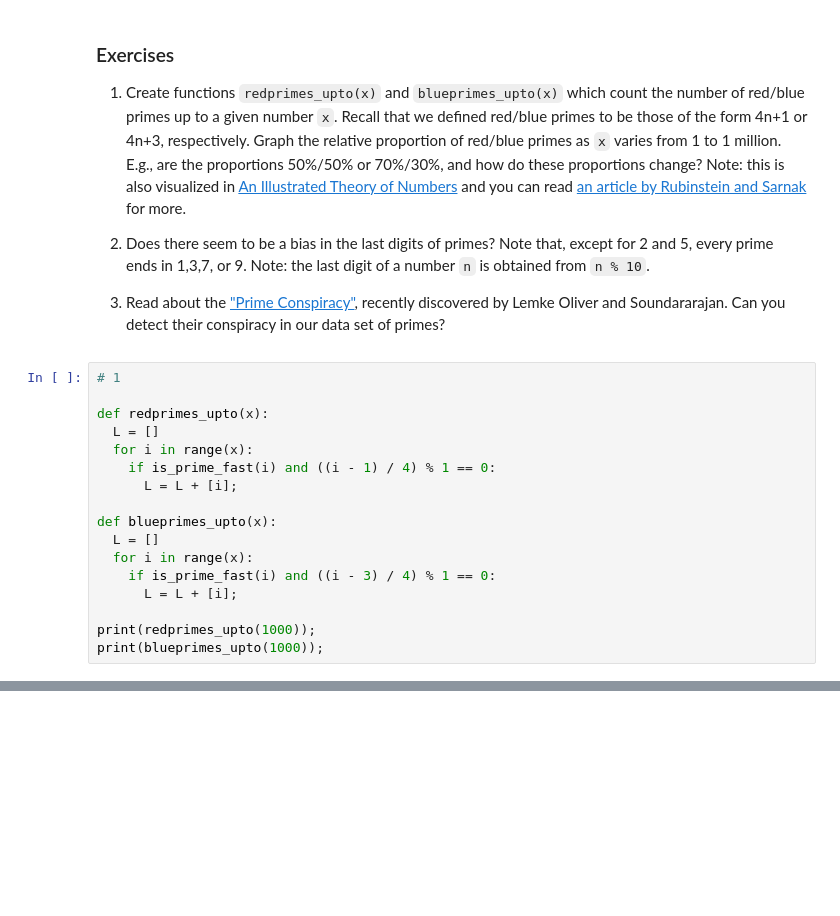
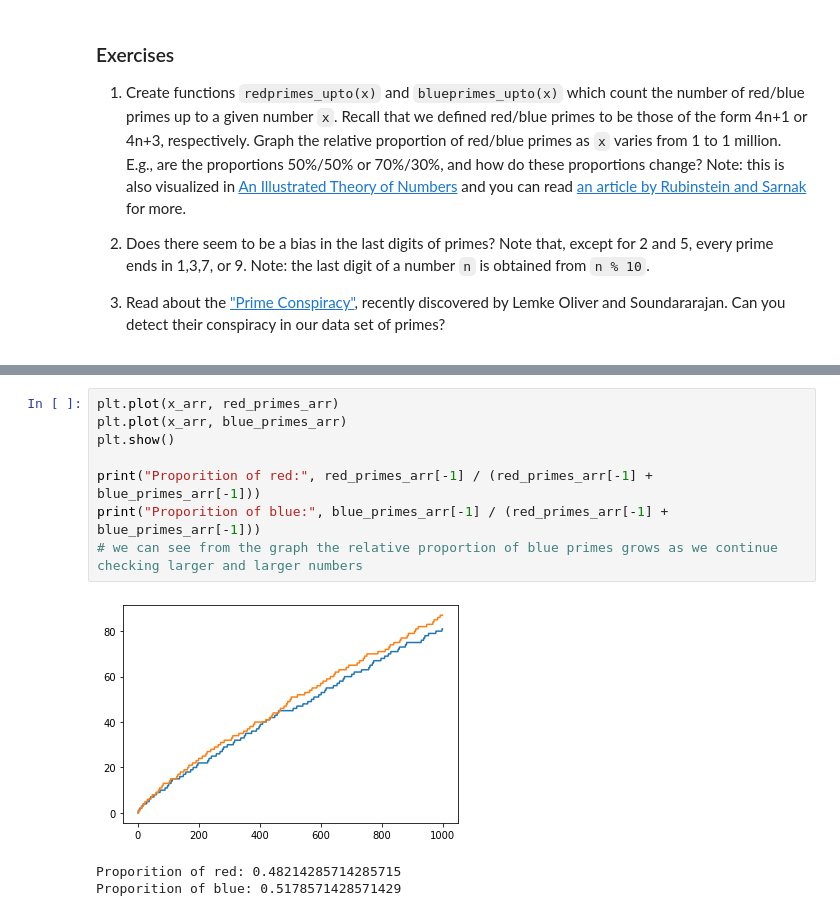
Before and after one commit to dannowilby/MATH152, a Jupyter notebook: P4M_Notebook_3.ipynb, the cells around one changed output, grey strips where cells are left out. Cells and saved outputs as stored; diff of their text form; blank space fills up the shorter version.

```diff
--- a/P4M_Notebook_3.ipynb
+++ b/P4M_Notebook_3.ipynb
@@ -1057,20 +1097,3 @@ Observe that gaps of 2 (twin primes) are pretty frequent.  There are over 8000 o
 2.  Does there seem to be a bias in the last digits of primes?  Note that, except for 2 and 5, every prime ends in 1,3,7, or 9.  Note: the last digit of a number `n` is obtained from `n % 10`.
 
 3.  Read about the ["Prime Conspiracy"](https://www.quantamagazine.org/mathematicians-discover-prime-conspiracy-20160313), recently discovered by Lemke Oliver and Soundararajan.  Can you detect their conspiracy in our data set of primes?
-# %%
-# 1
-
-def redprimes_upto(x):
-  L = []
-  for i in range(x):
-    if is_prime_fast(i) and ((i - 1) / 4) % 1 == 0:
-      L = L + [i];
-
-def blueprimes_upto(x):
-  L = []
-  for i in range(x):
-    if is_prime_fast(i) and ((i - 3) / 4) % 1 == 0:
-      L = L + [i];
-
-print(redprimes_upto(1000));
-print(blueprimes_upto(1000));
@@ -1079,0 +1141,12 @@ None
+# %%
+plt.plot(x_arr, red_primes_arr)
+plt.plot(x_arr, blue_primes_arr)
+plt.show()
+
+print("Proporition of red:", red_primes_arr[-1] / (red_primes_arr[-1] + blue_primes_arr[-1]))
+print("Proporition of blue:", blue_primes_arr[-1] / (red_primes_arr[-1] + blue_primes_arr[-1]))
+# we can see from the graph the relative proportion of blue primes grows as we continue checking larger and larger numbers
+# %% [output]
+[figure, added]
+Proporition of red: 0.48214285714285715
+Proporition of blue: 0.5178571428571429
```
Also changed, not shown: parts of 14 cells of this notebook.
